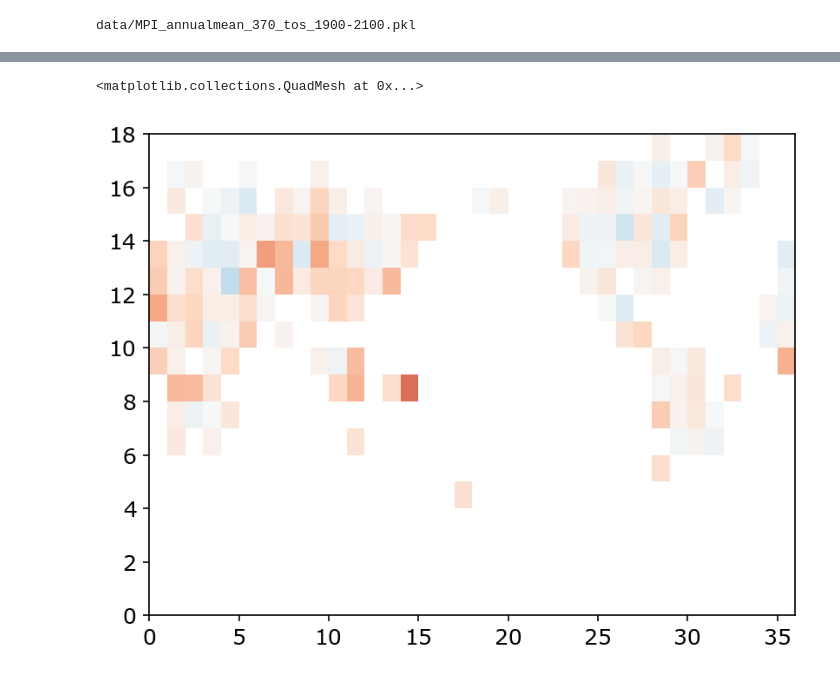
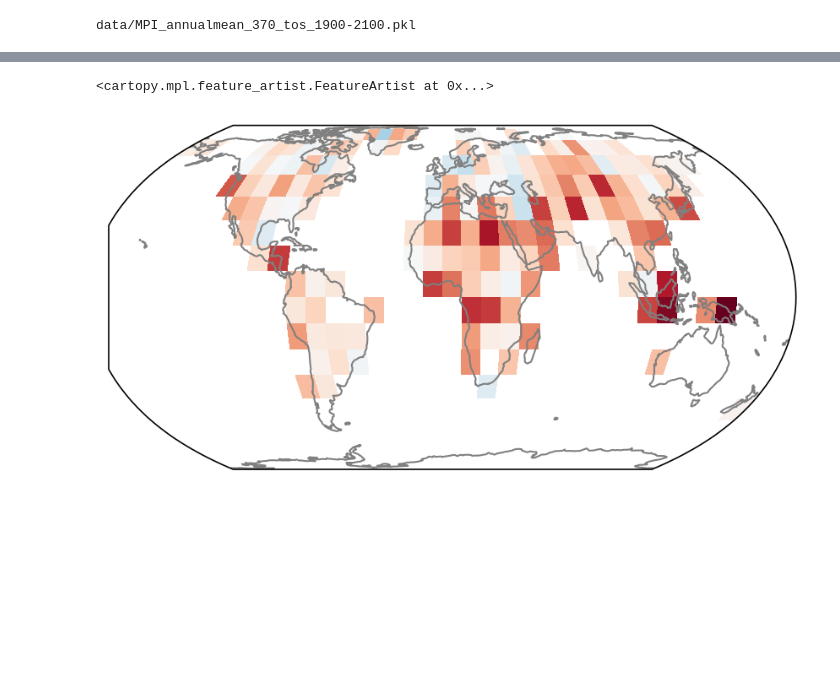
Before and after one commit to emily-gordy/predictability-emergence, a Jupyter notebook: calibration.ipynb, the cells around one changed output, grey strips where cells are left out. Drawn from its saved outputs; the diff is of its cells as text; code cells hidden in the pictures; blank space fills up the shorter version.

```diff
--- a/calibration.ipynb
+++ b/calibration.ipynb
@@ -281,5 +339,8 @@ plt.pcolormesh(ece,vmin=0,vmax=0.2)
 # %%
-plt.pcolormesh(ece_ann-ece,vmin=-0.1,vmax=0.1,cmap='RdBu_r')
+plt.figure(figsize=(7,4))
+ax=plt.subplot(1,1,1,projection=ccrs.EqualEarth())
+ax.pcolormesh(lonvec+5,latvec+5,ece_ann-ece,vmin=-0.05,vmax=0.05,cmap='RdBu_r',transform=ccrs.PlateCarree())
+ax.coastlines(color='grey')
 # %% [output]
-<matplotlib.collections.QuadMesh at 0x...>
+<cartopy.mpl.feature_artist.FeatureArtist at 0x...>
-[figure, old version]
+[figure, new version]
```
Also changed, not shown: parts of 22 cells of this notebook, 5 other files.
